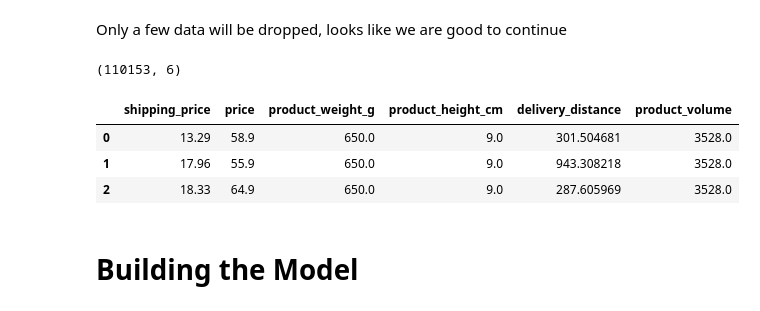
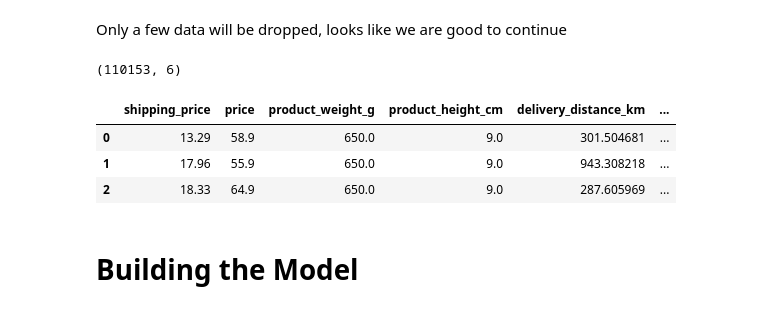
Before and after one commit to FelipeMezzarana/ShippingPriceEstimate, a Jupyter notebook: shipping_price_estimate.ipynb, the cells around one changed output. Saved outputs shown, nothing was run; the diff lists cells and outputs as text; code cells hidden in the pictures.

```diff
--- a/shipping_price_estimate.ipynb
+++ b/shipping_price_estimate.ipynb
@@ -54,8 +52,8 @@ Please note that we intend to use an Tree-based model, so we wont need to apply
 # %%
 def coordinates_distance(df):
 
-    """ Return a transformed DataFrame with a new feature -- delivery_distance
-    Delivery_distance will be the distance between two pairs of coordinates, in kilometers.
+    """ Return a transformed DataFrame with a new feature -- delivery_distance_km
+    delivery_distance_km will be the distance between two pairs of coordinates, in kilometers.
     We will use Haversine formula to calculate the distance.
 
     Keyword arguments:
@@ -77,7 +75,7 @@ def coordinates_distance(df):
     h = sin(dist_lat/2)**2 + cos(lat_seller)*cos(lat_customer)*sin(dist_lng / 2)**2
     d = 2*r*asin(sqrt(h))
 
-    df['delivery_distance'] = d
+    df['delivery_distance_km'] = d
 
     return df
 # %%
@@ -92,7 +90,7 @@ shipping_df2.sample(3)
 # %%
 # For the volume, we just need to multiply the dimensions
 
-shipping_df2['product_volume'] = (shipping_df2['product_length_cm']*
+shipping_df2['product_volume_cm3'] = (shipping_df2['product_length_cm']*
                                  shipping_df2['product_height_cm']*
                                  shipping_df2['product_width_cm'])
 
@@ -336,22 +334,22 @@ Only a few data will be dropped, looks like we are good to continue
 # %%
 shipping_df5 = shipping_df4.copy()
 
 shipping_df5 = shipping_df5[~((shipping_df5.shipping_price>250) & (shipping_df5.product_weight_g<25000))]
 shipping_df5 = shipping_df5[~((shipping_df5.shipping_price>150) & (shipping_df5.product_weight_g<7500))]
 shipping_df5 = shipping_df5[shipping_df5.product_weight_g<35000]
-shipping_df5 = shipping_df5[shipping_df5.delivery_distance<4000]
+shipping_df5 = shipping_df5[shipping_df5.delivery_distance_km<4000]
 shipping_df5 = shipping_df5[shipping_df5.price<6000]
 
 
 shipping_df5.reset_index(drop = True, inplace = True)
 print(shipping_df5.shape)
 shipping_df5.head(3)
 # %% [output]
 (110153, 6)
-|  | shipping_price | price | product_weight_g | product_height_cm | delivery_distance | product_volume |
-| 0 | 13.29 | 58.9 | 650.0 | 9.0 | 301.504681 | 3528.0 |
-| 1 | 17.96 | 55.9 | 650.0 | 9.0 | 943.308218 | 3528.0 |
-| 2 | 18.33 | 64.9 | 650.0 | 9.0 | 287.605969 | 3528.0 |
+|  | shipping_price | price | product_weight_g | product_height_cm | delivery_distance_km | ... |
+| 0 | 13.29 | 58.9 | 650.0 | 9.0 | 301.504681 | ... |
+| 1 | 17.96 | 55.9 | 650.0 | 9.0 | 943.308218 | ... |
+| 2 | 18.33 | 64.9 | 650.0 | 9.0 | 287.605969 | ... |
 # %% [markdown]
 # Building the Model
 # %% [markdown]
```
Also changed, not shown: parts of 26 cells of this notebook, 7 other files.
